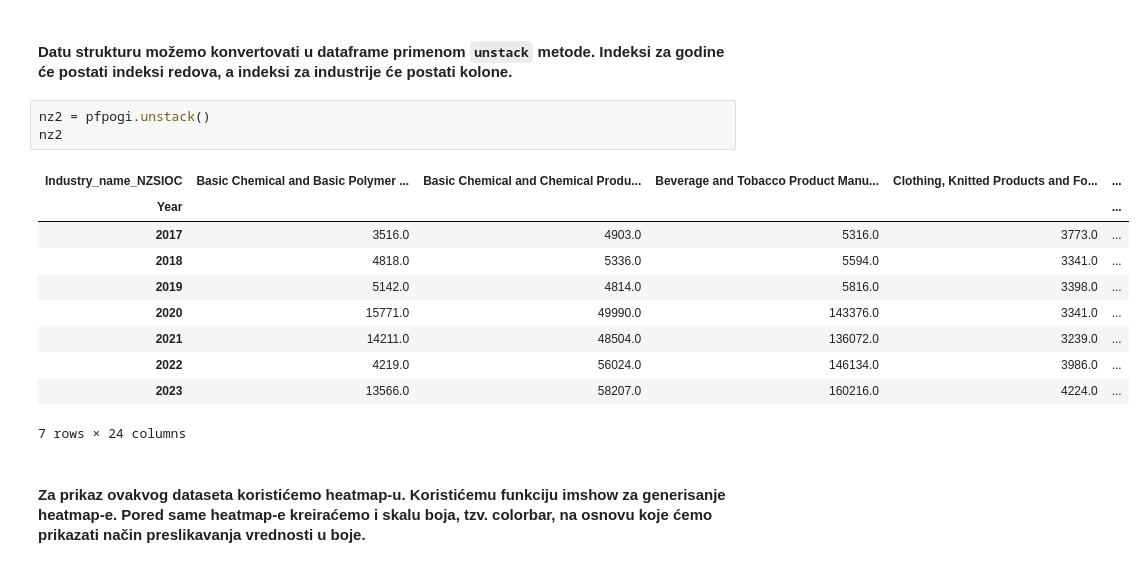
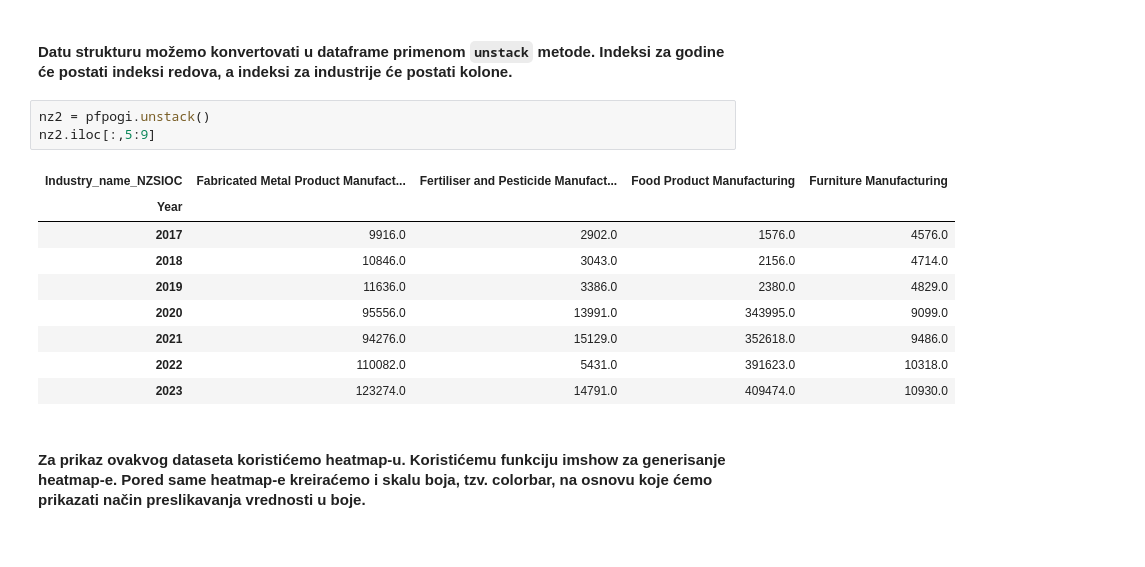
Before and after one commit to Niecmano/sempandas, a Jupyter notebook: notebooks/pandas4.ipynb, the cells around one changed output. Saved outputs shown, nothing was run; the diff lists cells and outputs as text.

```diff
--- a/notebooks/pandas4.ipynb
+++ b/notebooks/pandas4.ipynb
@@ -139,18 +138,17 @@ memory usage: 2.5+ KB
 #### Datu strukturu možemo konvertovati u dataframe primenom `unstack` metode. Indeksi za godine će postati indeksi redova, a indeksi za industrije će postati kolone.
 # %%
 nz2 = pfpogi.unstack()
-nz2
+nz2.iloc[:,5:9]
 # %% [output]
-| Industry_name_NZSIOC | Basic Chemical and Basic Polymer ... | Basic Chemical and Chemical Produ... | Beverage and Tobacco Product Manu... | Clothing, Knitted Products and Fo... | ... |
-| Year |  |  |  |  | ... |
-| 2017 | 3516.0 | 4903.0 | 5316.0 | 3773.0 | ... |
-| 2018 | 4818.0 | 5336.0 | 5594.0 | 3341.0 | ... |
-| 2019 | 5142.0 | 4814.0 | 5816.0 | 3398.0 | ... |
-| 2020 | 15771.0 | 49990.0 | 143376.0 | 3341.0 | ... |
-| 2021 | 14211.0 | 48504.0 | 136072.0 | 3239.0 | ... |
-| 2022 | 4219.0 | 56024.0 | 146134.0 | 3986.0 | ... |
-| 2023 | 13566.0 | 58207.0 | 160216.0 | 4224.0 | ... |
+| Industry_name_NZSIOC | Fabricated Metal Product Manufact... | Fertiliser and Pesticide Manufact... | Food Product Manufacturing | Furniture Manufacturing |
+| Year |  |  |  |  |
+| 2017 | 9916.0 | 2902.0 | 1576.0 | 4576.0 |
+| 2018 | 10846.0 | 3043.0 | 2156.0 | 4714.0 |
+| 2019 | 11636.0 | 3386.0 | 2380.0 | 4829.0 |
+| 2020 | 95556.0 | 13991.0 | 343995.0 | 9099.0 |
+| 2021 | 94276.0 | 15129.0 | 352618.0 | 9486.0 |
+| 2022 | 110082.0 | 5431.0 | 391623.0 | 10318.0 |
+| 2023 | 123274.0 | 14791.0 | 409474.0 | 10930.0 |
-7 rows × 24 columns
 # %% [markdown]
 #### Za prikaz ovakvog dataseta koristićemo heatmap-u. Koristićemu funkciju imshow za generisanje heatmap-e. Pored same heatmap-e kreiraćemo i skalu boja, tzv. colorbar, na osnovu koje ćemo prikazati način preslikavanja vrednosti u boje.
 # %%
```
Also changed, not shown: parts of 2 cells of this notebook, 4 other files.
